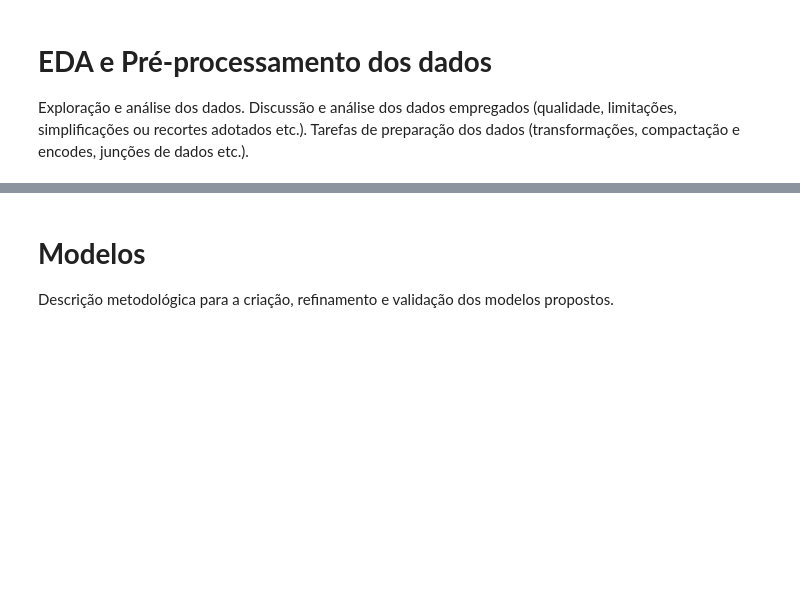
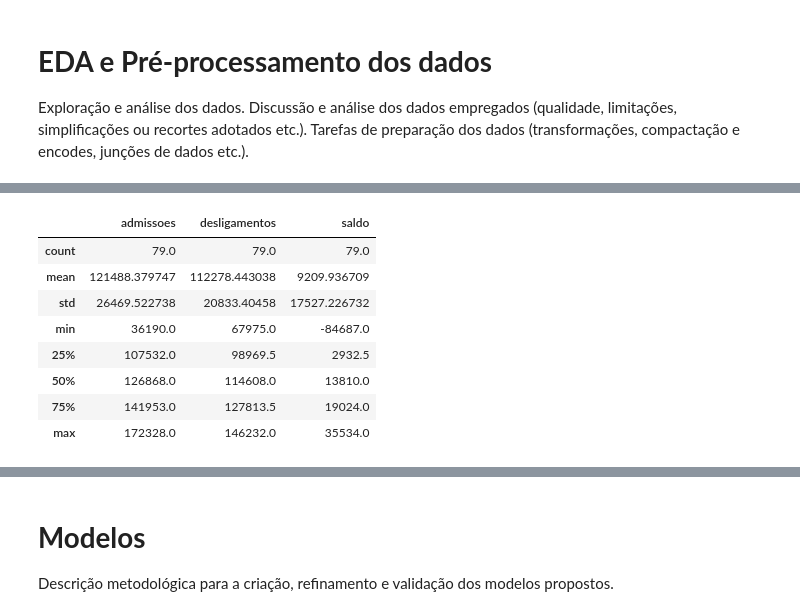
Before and after one commit to TimoteoSantana/cdProjetoAplicadoIV, a Jupyter notebook: projeto/cd_projeto_aplicado_IV_doc._com CRONGR REF TEOR.ipynb, the cells around one changed output, grey strips where cells are left out. Saved outputs shown, nothing was run; the diff lists cells and outputs as text; code cells hidden in the pictures; blank space fills up the shorter version.

```diff
--- a/projeto/cd_projeto_aplicado_IV_doc._com CRONGR REF TEOR.ipynb
+++ b/projeto/cd_projeto_aplicado_IV_doc._com CRONGR REF TEOR.ipynb
@@ -104,0 +189,18 @@ Exploração e análise dos dados. Discussão e análise dos dados empregados (q
+# %%
+# UF 33: Rio de Janeiro
+
+df_caged_rj = pd.read_parquet(
+    "data/processed/caged/caged_mov_uf_33.parquet"
+)
+
+df_caged_rj.describe()
+# %% [output]
+|  | admissoes | desligamentos | saldo |
+| count | 79.0 | 79.0 | 79.0 |
+| mean | 121488.379747 | 112278.443038 | 9209.936709 |
+| std | 26469.522738 | 20833.40458 | 17527.226732 |
+| min | 36190.0 | 67975.0 | -84687.0 |
+| 25% | 107532.0 | 98969.5 | 2932.5 |
+| 50% | 126868.0 | 114608.0 | 13810.0 |
+| 75% | 141953.0 | 127813.5 | 19024.0 |
+| max | 172328.0 | 146232.0 | 35534.0 |
```
Also changed, not shown: parts of 9 cells of this notebook.
